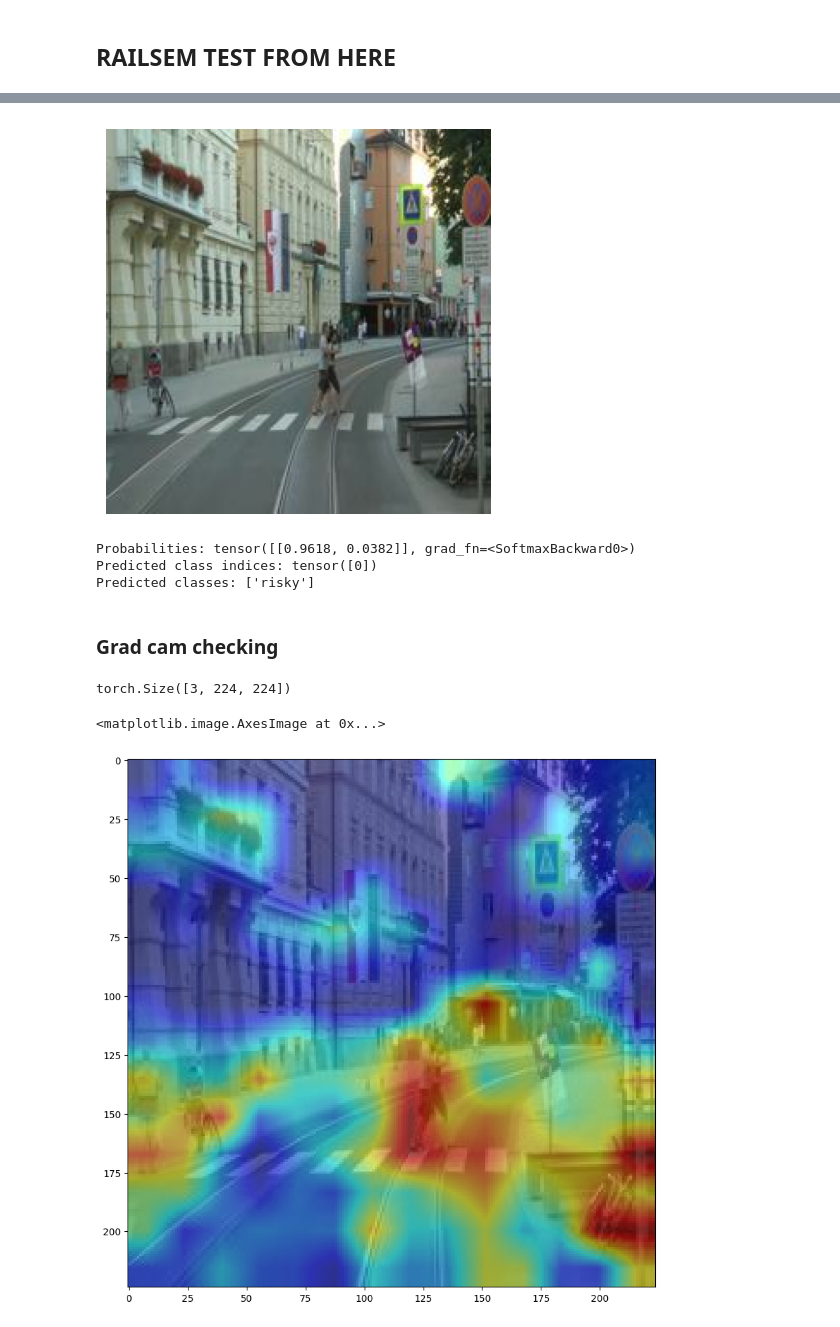
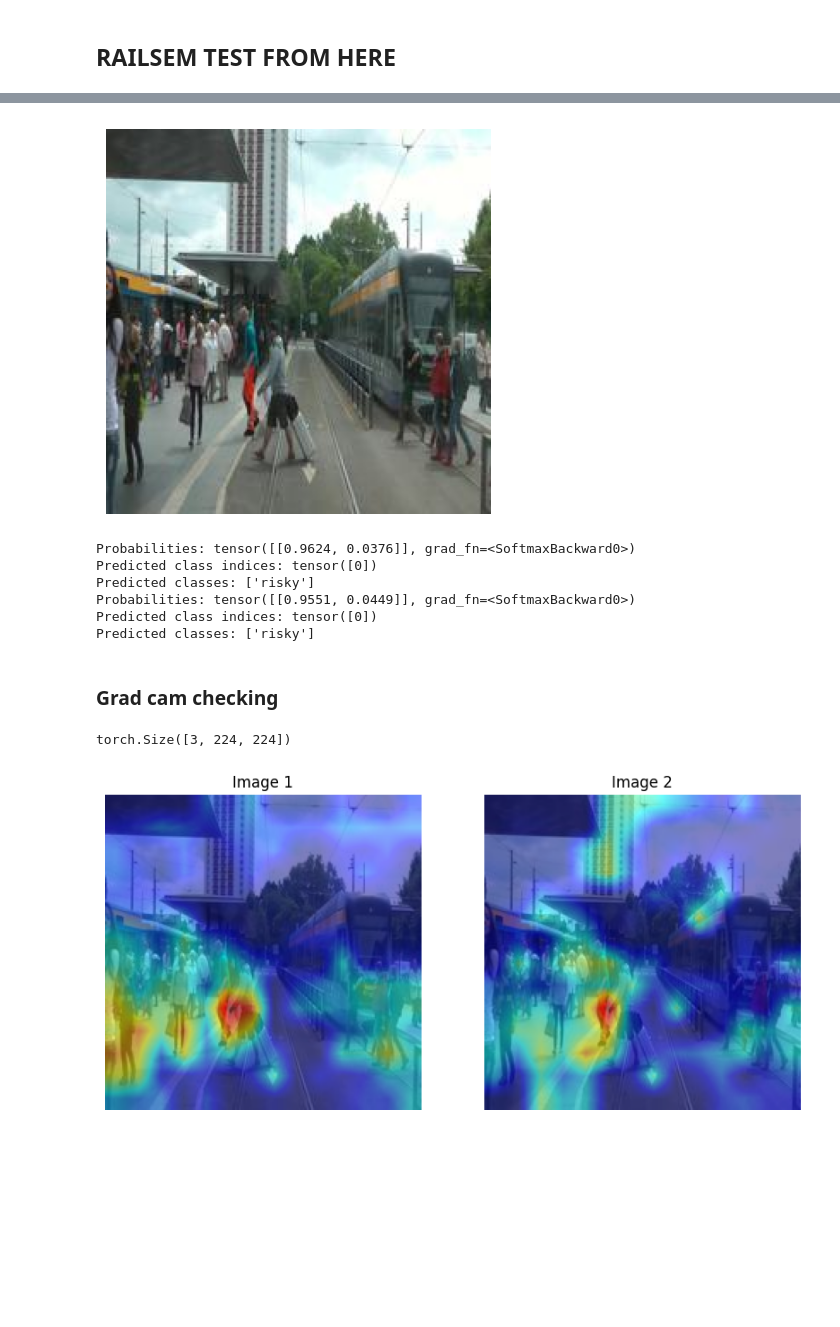
Before and after one commit to Danila-Pechenev/mae_railway_risk, a Jupyter notebook: vitmae_finetune_visualize.ipynb, the cells around one changed output, grey strips where cells are left out. Saved outputs shown, nothing was run; the diff lists cells and outputs as text; code cells hidden in the pictures; blank space fills up the shorter version.

```diff
--- a/vitmae_finetune_visualize.ipynb
+++ b/vitmae_finetune_visualize.ipynb
@@ -169,7 +169,10 @@ torch.Size([3, 224, 224])
 ## RAILSEM TEST FROM HERE
 # %%
 #################################################
-chkpt_dir_railsem = './finetune/finetune_railsem4_balanced_10000/best_model.pth'
-model_mae_classif_railsem = prepare_model(chkpt_dir_railsem, 'vit_base_patch16')
+#chkpt_dir_railsem = './finetune/finetune_railsem4_balanced_10000/best_model.pth'
+chkpt_dir_railsem_nomask = './finetune/finetune_railsem4_balanced_10000/best_model.pth'
+chkpt_dir_railsem_mask = './finetune/finetune_testold/best_model.pth'
+model_mae_classif_railsem_mask = prepare_model(chkpt_dir_railsem_mask,'vit_base_patch16')
+model_mae_classif_railsem_nomask = prepare_model(chkpt_dir_railsem_nomask, 'vit_base_patch16')
 # %% [output]
 <All keys matched successfully>
@@ -176,6 +180,6 @@ model_mae_classif_railsem = prepare_model(chkpt_dir_railsem, 'vit_base_patch16')
 # %%
 #img_path = "../../data/images/2vsall/test/risky/rs00184.jpg" ##RAILSEM19 TRAINING
-img_path = "../../data/images/2vsall_bl_2/test/risky/rs03574.jpg"#railsem balanced
+img_path = "../../data/images/2vsall_bl_2/test/risky/rs02988.jpg"#railsem balanced
 #img_path = "../../data/images/rs19_224/rs00202.jpg" ##RAILSEM19 ALL
 #img_path="../../data/cat_dog/test/cat/94.jpg" ##CATDOG
 #img_path = "../../data/simulator/synthetic/3_forest/images/8.png" ##SIMULATOR
@@ -193,66 +197,109 @@ img_tsf = img / imagenet_std
 plt.rcParams['figure.figsize'] = [5, 5]
 show_image(torch.tensor(img_tsf))
 # %% [output]
-[figure, old version]
+[figure, new version]
 # %%
-result = run_one_image(img_tsf, model_mae_classif_railsem)
+result_nomask = run_one_image(img_tsf, model_mae_classif_railsem_nomask)
+result_mask = run_one_image(img_tsf,model_mae_classif_railsem_mask)
 # Optionally compute probabilities
-probabilities = torch.softmax(result, dim=1)
+
+## Here test the nomask
+probabilities = torch.softmax(result_nomask, dim=1)
 print("Probabilities:", probabilities)
 
 # Get the indices of the max logits
-predicted_class_indices = torch.argmax(result, dim=1)
+predicted_class_indices = torch.argmax(result_nomask, dim=1)
 print("Predicted class indices:", predicted_class_indices)
 
 # Assuming you know your class labels
 class_labels = ['risky', 'safe']
 predicted_classes = [class_labels[idx] for idx in predicted_class_indices]
 print("Predicted classes:", predicted_classes)
+
+##Here test the masked
+probabilities = torch.softmax(result_mask, dim=1)
+print("Probabilities:", probabilities)
+
+# Get the indices of the max logits
+predicted_class_indices = torch.argmax(result_mask, dim=1)
+print("Predicted class indices:", predicted_class_indices)
+
+# Assuming you know your class labels
+class_labels = ['risky', 'safe']
+predicted_classes = [class_labels[idx] for idx in predicted_class_indices]
+print("Predicted classes:", predicted_classes)
 # %% [output]
-Probabilities: tensor([[0.9618, 0.0382]], grad_fn=<SoftmaxBackward0>)
+Probabilities: tensor([[0.9624, 0.0376]], grad_fn=<SoftmaxBackward0>)
 Predicted class indices: tensor([0])
 Predicted classes: ['risky']
+Probabilities: tensor([[0.9551, 0.0449]], grad_fn=<SoftmaxBackward0>)
+Predicted class indices: tensor([0])
+Predicted classes: ['risky']
 # %% [markdown]
 ### Grad cam checking
 # %%
 #img_torch = torch.from_numpy(img_float)
+selecthead = -1
 img_transformed = trsfm(img_true)
 print(img_transformed.shape)
 input_image = img_transformed.unsqueeze(0)
 
 #input_tensor = input_image.to(device)
-target_layers = [model_mae_classif_railsem.blocks[-1].norm1]
+target_layers = [model_mae_classif_railsem_nomask.blocks[selecthead].norm1]
 #target_layers = [block.norm1 for block in model.vit_model.blocks]
-cam = GradCAM(model=model_mae_classif_railsem,target_layers=target_layers,reshape_transform=reshape_transform)
+cam1 = GradCAM(model=model_mae_classif_railsem_nomask,target_layers=target_layers,reshape_transform=reshape_transform)
 targets = [ClassifierOutputTarget(0)]
 
 #empty image for test purpose
 vide = np.zeros((224,224,3))
 # Permute the dimensions to change the order
 tensor_permuted = img_transformed.permute(1, 2, 0)
 tensor_permuted_float = tensor_permuted.float()
 # Scale values between 0 and 1
 tensor_permuted_float = tensor_permuted_float / tensor_permuted_float.max()
 # Convert the tensor to a NumPy array
 numpy_array = tensor_permuted_float.numpy()
 
 #transpose numpy_array to image original look
 mean = np.array([0.485, 0.456, 0.406])
 std = np.array([0.229, 0.224, 0.225])
 
 img_transposed = tensor_permuted* std + mean
 img_transposed = np.clip(img_transposed,0,1)
 
-grayscale_cam = cam(input_tensor=input_image,targets=targets)
+grayscale_cam = cam1(input_tensor=input_image,targets=targets)
 grayscale_cam = grayscale_cam[0,:]
-visualization = show_cam_on_image(img_transposed.numpy(),grayscale_cam,use_rgb=True)
 
+visualization1 = show_cam_on_image(img_transposed.numpy(),grayscale_cam,use_rgb=True)
 
+target_layers = [model_mae_classif_railsem_mask.blocks[selecthead].norm1]
+#target_layers = [block.norm1 for block in model.vit_model.blocks]
+cam2 = GradCAM(model=model_mae_classif_railsem_mask,target_layers=target_layers,reshape_transform=reshape_transform)
+targets = [ClassifierOutputTarget(0)]
 
-plt.figure(figsize=(10,10))
+grayscale_cam = cam2(input_tensor=input_image,targets=targets)
+grayscale_cam = grayscale_cam[0,:]
+visualization2 = show_cam_on_image(img_transposed.numpy(),grayscale_cam,use_rgb=True)
+
+#plt.figure(figsize=(10,10))
 #plt.subplot(1,2,1)
-plt.imshow(visualization)
+#plt.imshow(visualization)
+
+# Create a figure with 1 row and 2 columns
+fig, axes = plt.subplots(1, 2, figsize=(10, 10))
+
+# Display the first image
+axes[0].imshow(visualization1)
+axes[0].axis("off")  # Hide axes
+axes[0].set_title("Image 1")
+
+# Display the second image
+axes[1].imshow(visualization2)
+axes[1].axis("off")  # Hide axes
+axes[1].set_title("Image 2")
+
+# Show the figure
+plt.show()
 # %% [output]
 torch.Size([3, 224, 224])
-<matplotlib.image.AxesImage at 0x...>
-[figure, old version]
+[figure, new version]
```
Also changed, not shown: parts of 3 cells of this notebook, 10 other files.
